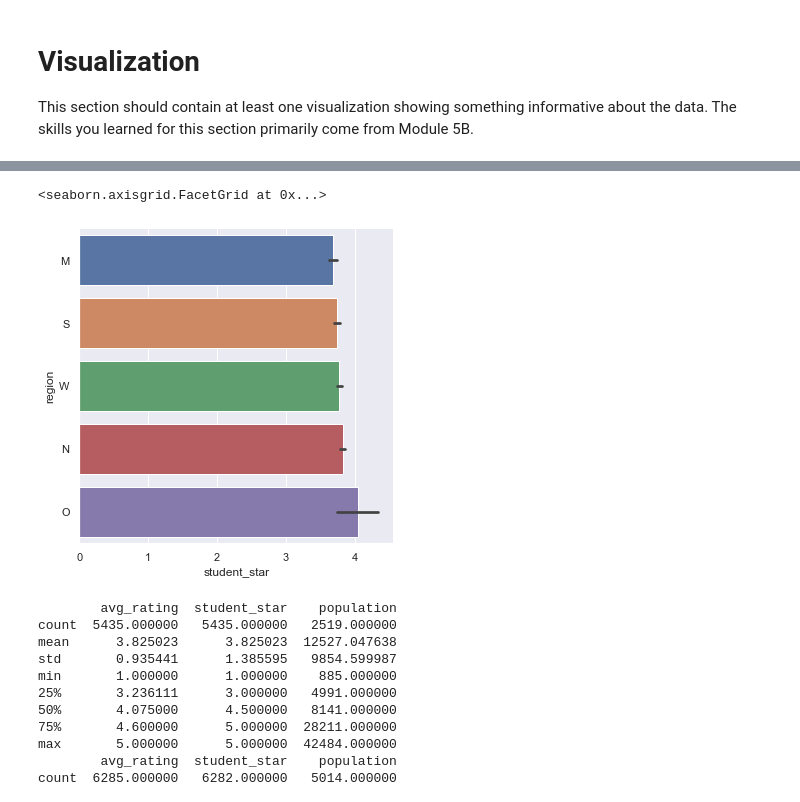
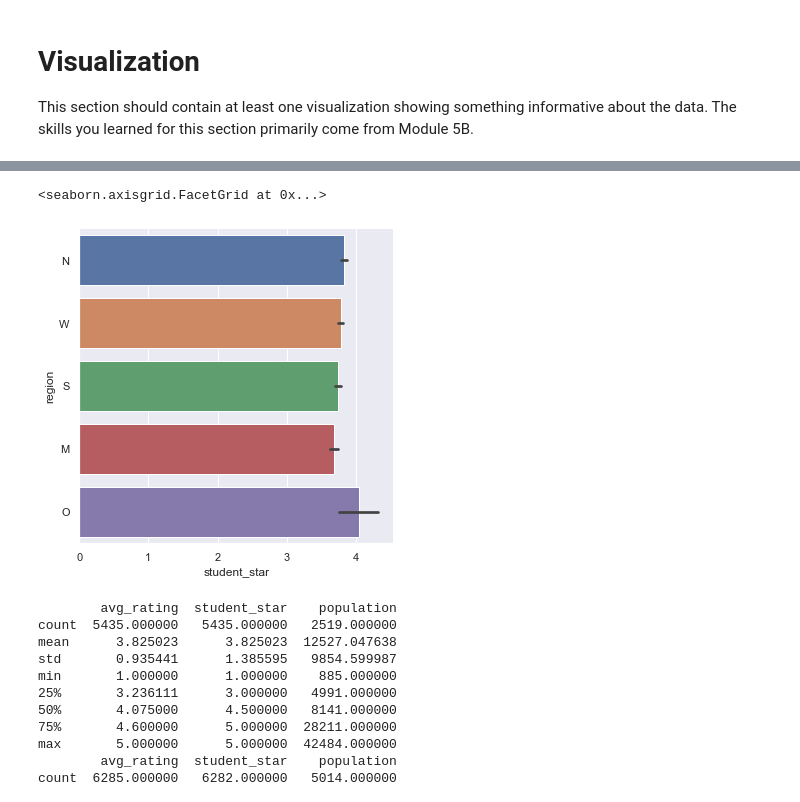
Before and after one commit to psuedoche/rateProfProject, a Jupyter notebook: final-perform-jas.ipynb, the cells around one changed output, grey strips where cells are left out. Saved outputs shown, nothing was run; the diff lists cells and outputs as text; code cells hidden in the pictures.

```diff
--- a/final-perform-jas.ipynb
+++ b/final-perform-jas.ipynb
@@ -209,8 +204,8 @@ sns.catplot(data = avg_ratings_df, x = 'region', y = 'avg_rating', kind='box')
 # %%
-sns.catplot(data = df, x = 'student_star', y = 'region', kind = 'bar')
+sns.catplot(data = df1, x = 'student_star', y = 'region', kind = 'bar')
 # %% [output]
 <seaborn.axisgrid.FacetGrid at 0x...>
-[figure, old version]
+[figure, new version]
 # %%
 # visualization of the distribution of each regions ratings
 regions = ['N', 'W','S','M','O']
```
Also changed, not shown: parts of 15 cells of this notebook, 2 other files.
